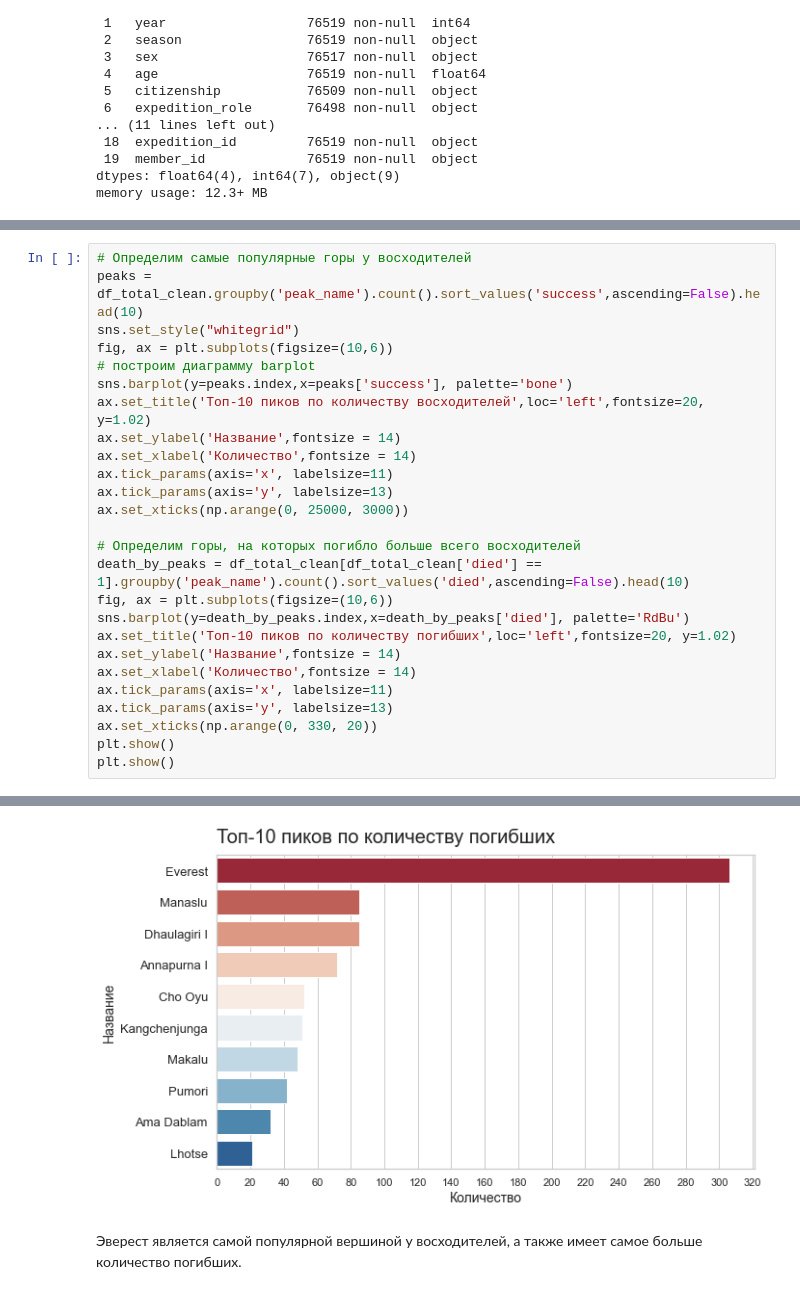
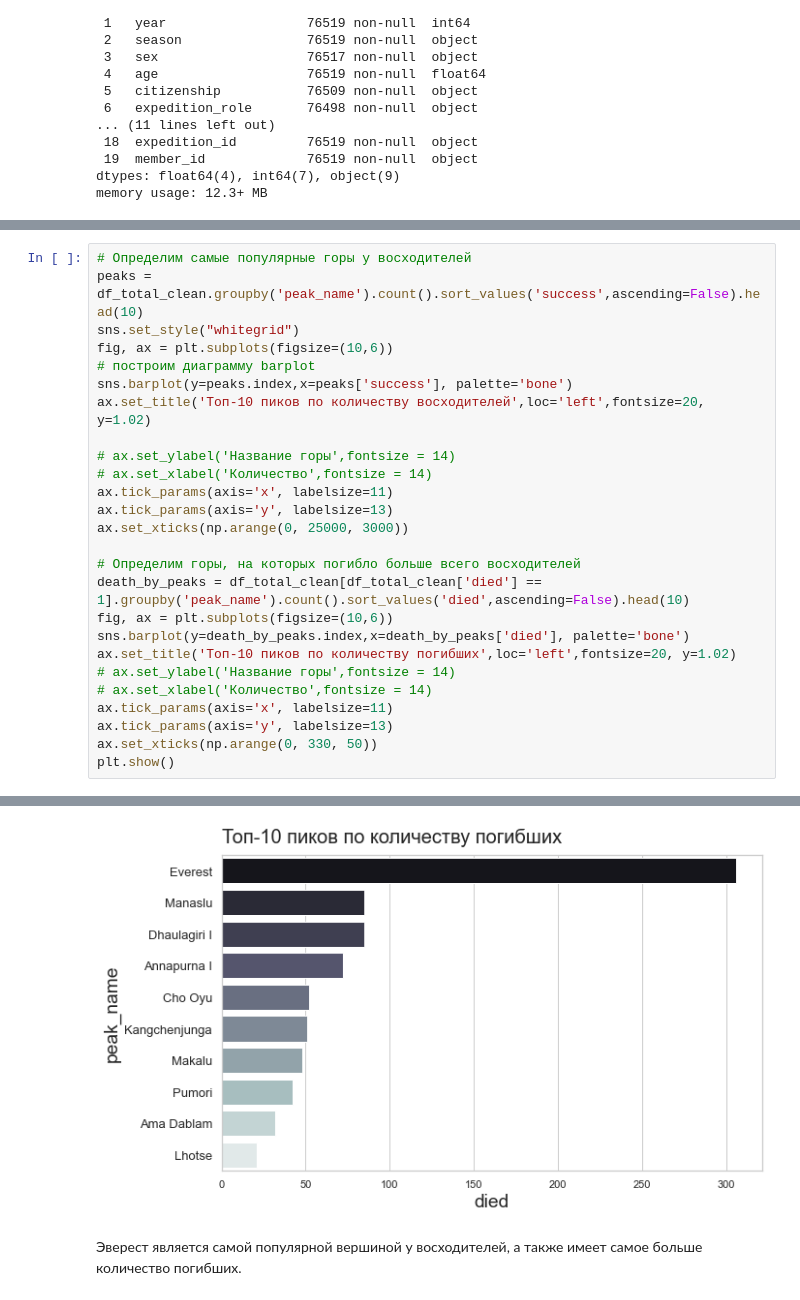
Before and after one commit to IV-1984/Data_analytics_projects, a Jupyter notebook: 1. Expeditions_analysis/Expeditions_analysis-final.ipynb, the cells around one changed output, grey strips where cells are left out. Saved outputs shown, nothing was run; the diff lists cells and outputs as text.

```diff
--- a/1. Expeditions_analysis/Expeditions_analysis-final.ipynb
+++ b/1. Expeditions_analysis/Expeditions_analysis-final.ipynb
@@ -209,8 +209,9 @@ fig, ax = plt.subplots(figsize=(10,6))
 # построим диаграмму barplot
 sns.barplot(y=peaks.index,x=peaks['success'], palette='bone')
 ax.set_title('Топ-10 пиков по количеству восходителей',loc='left',fontsize=20, y=1.02)
-ax.set_ylabel('Название',fontsize = 14)
-ax.set_xlabel('Количество',fontsize = 14)
+
+# ax.set_ylabel('Название горы',fontsize = 14)
+# ax.set_xlabel('Количество',fontsize = 14)
 ax.tick_params(axis='x', labelsize=11)
 ax.tick_params(axis='y', labelsize=13)
 ax.set_xticks(np.arange(0, 25000, 3000))
@@ -218,13 +219,12 @@ ax.set_xticks(np.arange(0, 25000, 3000))
 # Определим горы, на которых погибло больше всего восходителей
 death_by_peaks = df_total_clean[df_total_clean['died'] == 1].groupby('peak_name').count().sort_values('died',ascending=False).head(10)
 fig, ax = plt.subplots(figsize=(10,6))
-sns.barplot(y=death_by_peaks.index,x=death_by_peaks['died'], palette='RdBu')
+sns.barplot(y=death_by_peaks.index,x=death_by_peaks['died'], palette='bone')
 ax.set_title('Топ-10 пиков по количеству погибших',loc='left',fontsize=20, y=1.02)
-ax.set_ylabel('Название',fontsize = 14)
-ax.set_xlabel('Количество',fontsize = 14)
+# ax.set_ylabel('Название горы',fontsize = 14)
+# ax.set_xlabel('Количество',fontsize = 14)
 ax.tick_params(axis='x', labelsize=11)
 ax.tick_params(axis='y', labelsize=13)
-ax.set_xticks(np.arange(0, 330, 20))
+ax.set_xticks(np.arange(0, 330, 50))
 plt.show()
-plt.show()
 # %% [output]
@@ -232,4 +232,4 @@ plt.show()
-[figure, old version]
+[figure, new version]
 # %% [markdown]
 Эверест является самой популярной вершиной у восходителей, а  также имеет самое больше количество погибших.
 # %%
```
Also changed, not shown: parts of 13 cells of this notebook.
